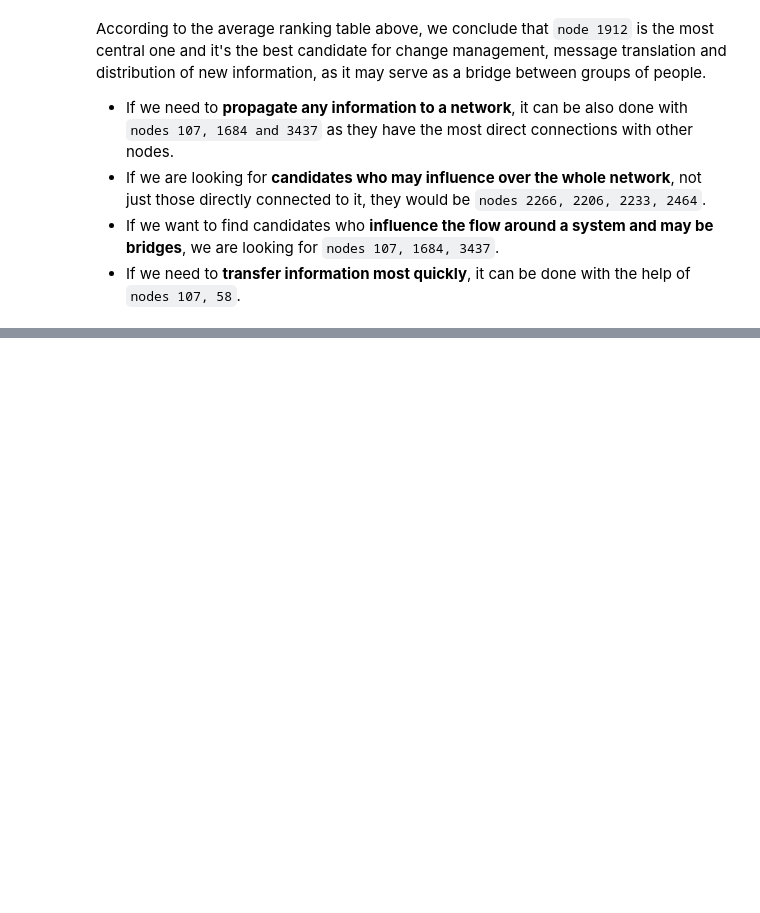
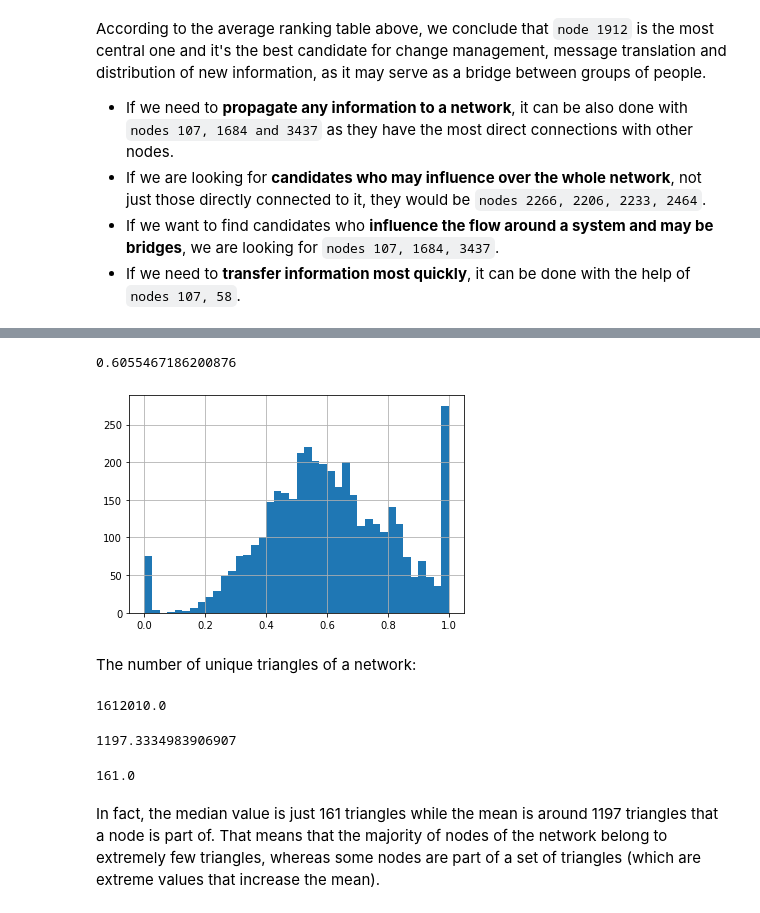
Before and after one commit to Dosann/Social-network-analysis, a Jupyter notebook: Untitled.ipynb, the cells around one changed output, grey strips where cells are left out. Drawn from its saved outputs; the diff is of its cells as text; code cells hidden in the pictures; blank space fills up the shorter version.

Commit message:
Added clustering analysis

```diff
--- a/Untitled.ipynb
+++ b/Untitled.ipynb
@@ -323,0 +392,28 @@ According to the average ranking table above, we conclude that `node 1912` is th
+# %%
+nx.average_clustering(network)
+# %% [output]
+0.6055467186200876
+# %%
+clustering_coeff_df = pd.DataFrame(nx.clustering(network).items(),
+                                   columns=['node', 'clustering_coeff'])
+# %%
+clustering_coeff_df.clustering_coeff.hist(bins=40);
+# %% [output]
+[figure, added]
+# %% [markdown]
+The number of unique triangles of a network:
+# %%
+triangles_per_node = list(nx.triangles(network).values())
+sum(triangles_per_node) / 3
+# %% [output]
+1612010.0
+# %%
+np.mean(triangles_per_node)
+# %% [output]
+1197.3334983906907
+# %%
+np.median(triangles_per_node)
+# %% [output]
+161.0
+# %% [markdown]
+In fact, the median value is just 161 triangles while the mean is around 1197 triangles that a node is part of. That means that the majority of nodes of the network belong to extremely few triangles, whereas some nodes are part of a set of triangles (which are extreme values that increase the mean).
```
Also changed, not shown: parts of 27 cells of this notebook.
